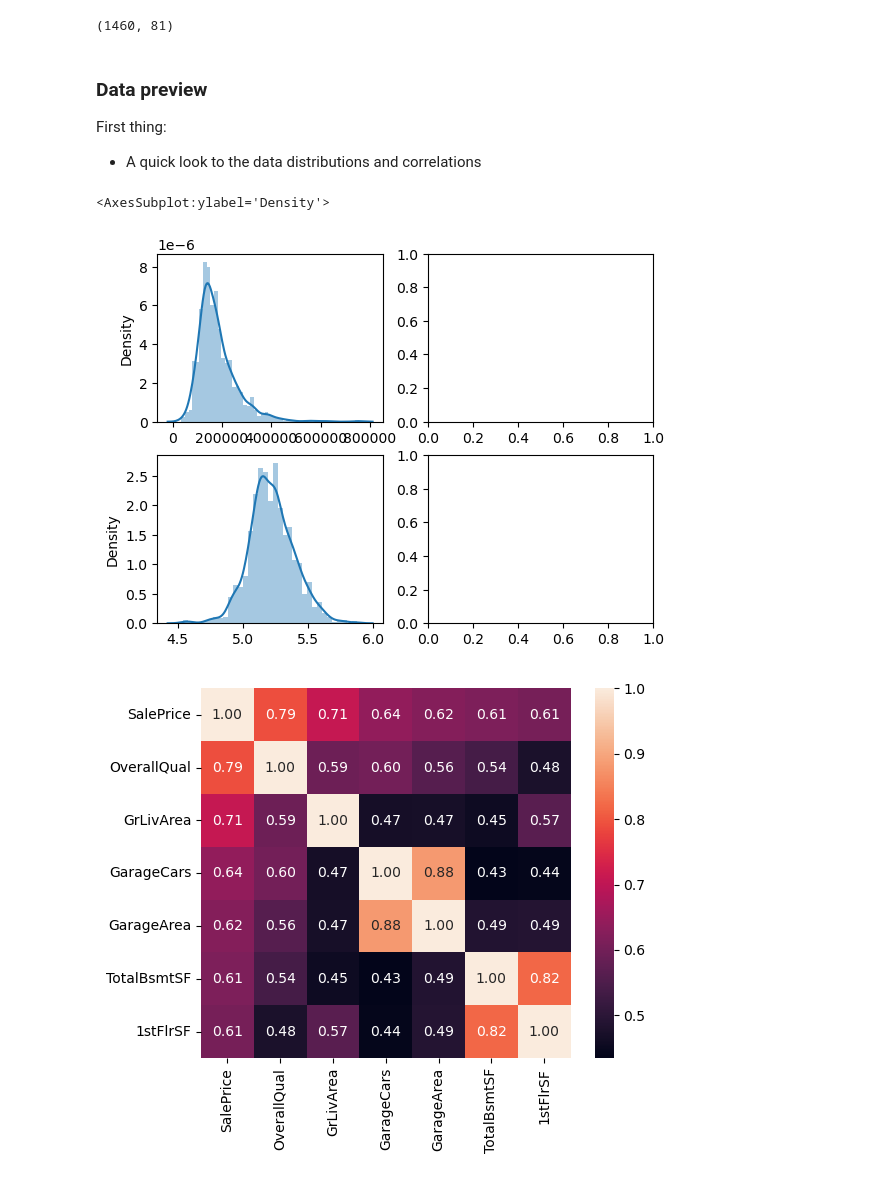
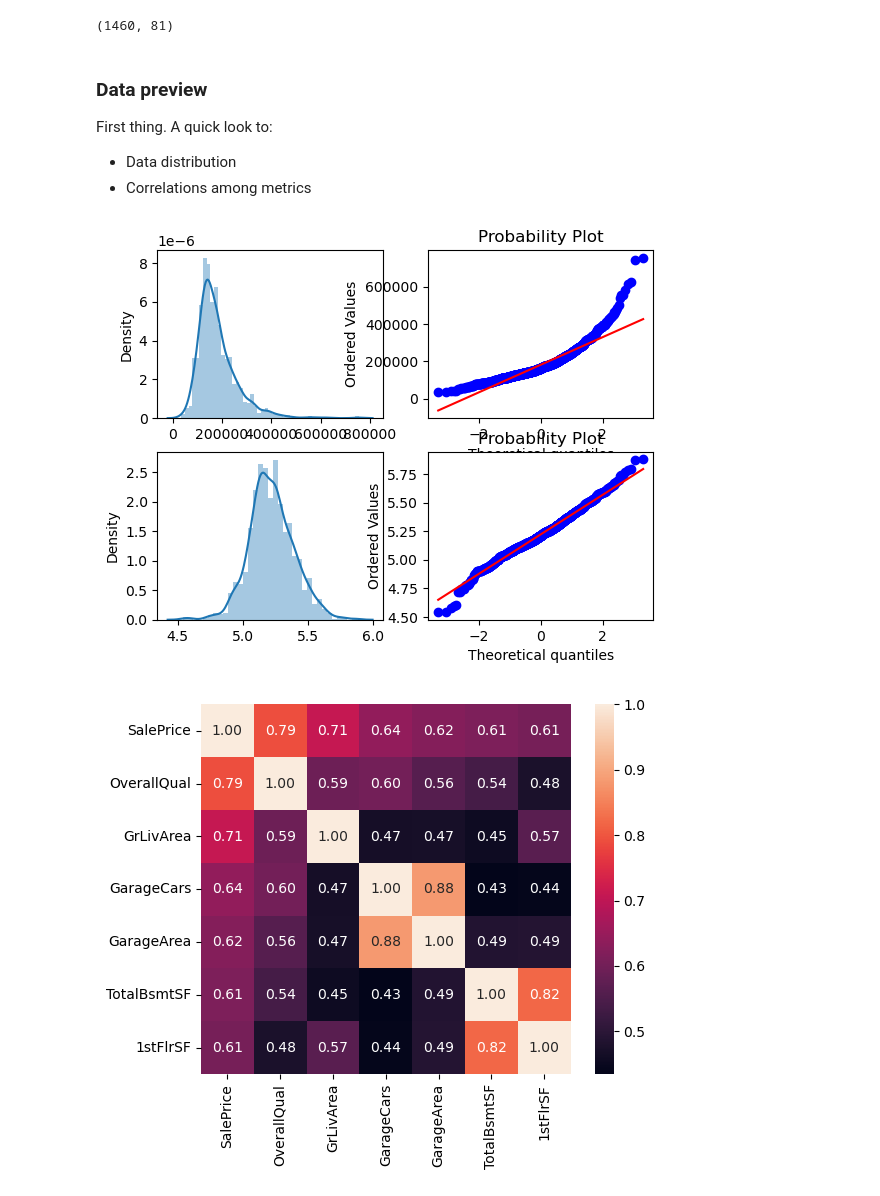
Before and after one commit to yiilih/kaggle-house-pricing-tutorial, a Jupyter notebook: analysis.ipynb, the cells around one changed output. Cells and saved outputs as stored; diff of their text form; code cells hidden in the pictures.

```diff
--- a/analysis.ipynb
+++ b/analysis.ipynb
@@ -26,20 +26,25 @@ train.shape
 (1460, 81)
 # %% [markdown]
 ### Data preview
-First thing:
-- A quick look to the data distributions and correlations
+First thing. A quick look to:
+- Data distribution
+- Correlations among metrics
 # %%
 # Code from: https://www.kaggle.com/code/pmarcelino/comprehensive-data-exploration-with-python
 fig, axes = plt.subplots(2,2)
 
+# funciton to plot distribution
+def dist_plot(inputVector, rowIndex):
+    sns.distplot(ax=axes[rowIndex,0], x=inputVector)
+    stats.probplot(inputVector, plot=axes[rowIndex,1]) # qq plot
+
 # Data has a long tail to the right
-sns.distplot(ax=axes[0,0], x=train['SalePrice'])
+dist_plot(train['SalePrice'], 0)
 
 # Log transform
-sns.distplot(ax=axes[1,0], x=np.log10(train['SalePrice']))
+dist_plot(np.log10(train['SalePrice']), 1)
 # %% [output]
-<AxesSubplot:ylabel='Density'>
-[figure, old version]
+[figure, new version]
 # %%
 # Code from: https://www.kaggle.com/code/pmarcelino/comprehensive-data-exploration-with-python
 
```
Also changed, not shown: parts of 2 cells of this notebook, 1 other file.
